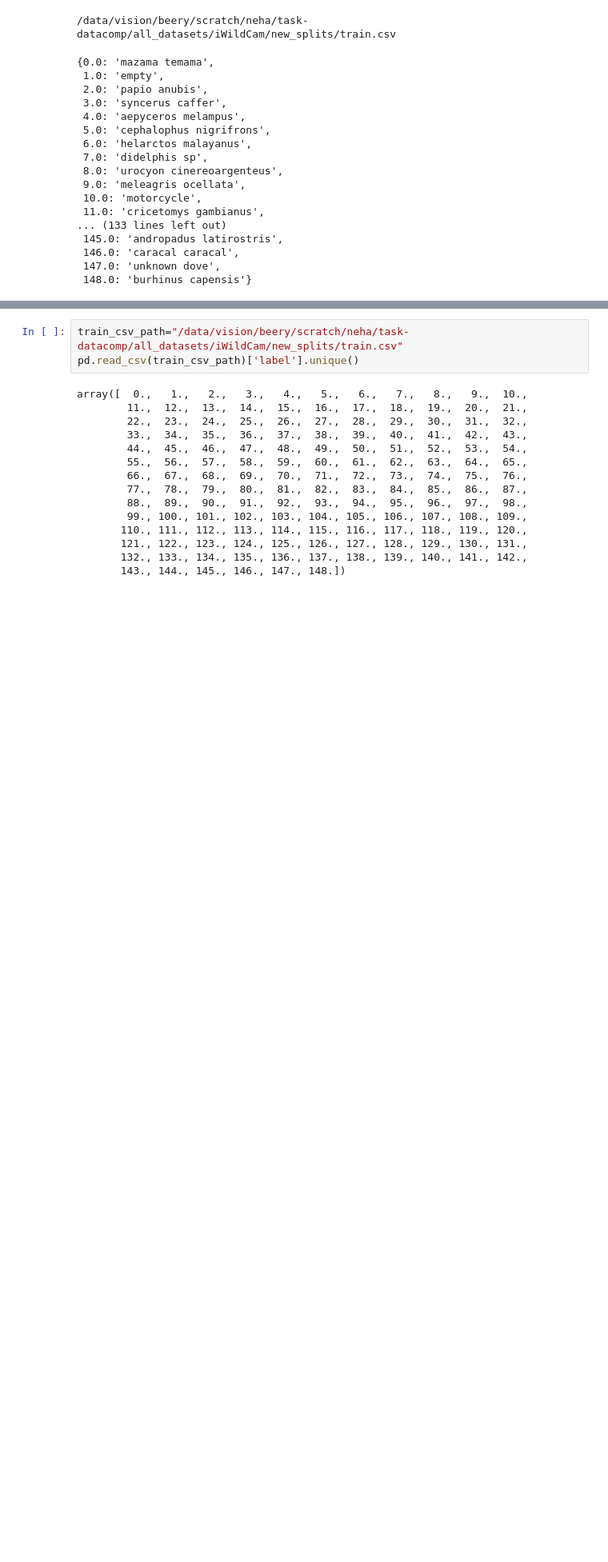
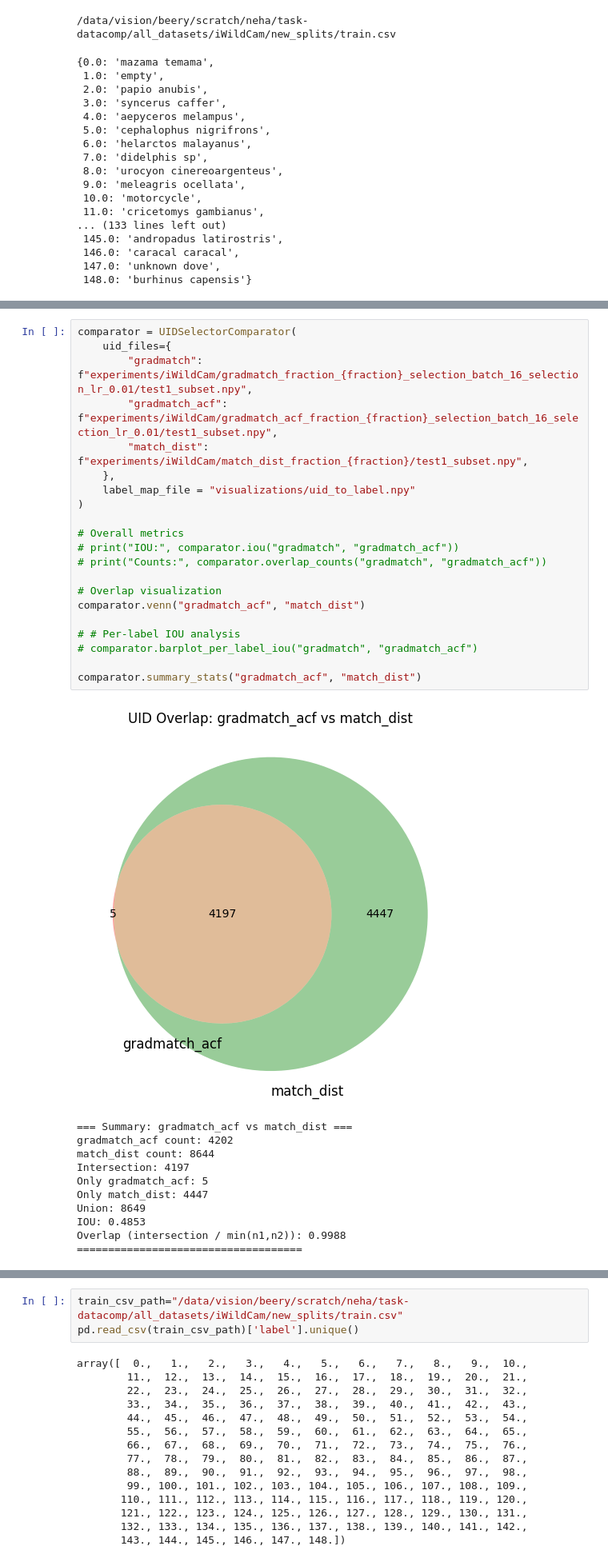
Before and after one commit to hulkund/task_datacomp, a Jupyter notebook: visualizations/label_dist_plots.ipynb, the cells around one changed output, grey strips where cells are left out. Shown at 80% size. Drawn from its saved outputs; the diff is of its cells as text; blank space fills up the shorter version.

```diff
--- a/visualizations/label_dist_plots.ipynb
+++ b/visualizations/label_dist_plots.ipynb
@@ -45,2 +48,35 @@ train_df = pd.read_csv("/data/vision/beery/scratch/neha/task-datacomp/all_datase
+# %%
+comparator = UIDSelectorComparator(
+    uid_files={
+        "gradmatch": f"experiments/iWildCam/gradmatch_fraction_{fraction}_selection_batch_16_selection_lr_0.01/test1_subset.npy",
+        "gradmatch_acf": f"experiments/iWildCam/gradmatch_acf_fraction_{fraction}_selection_batch_16_selection_lr_0.01/test1_subset.npy",
+        "match_dist": f"experiments/iWildCam/match_dist_fraction_{fraction}/test1_subset.npy",
+    },
+    label_map_file = "visualizations/uid_to_label.npy"
+)
+
+# Overall metrics
+# print("IOU:", comparator.iou("gradmatch", "gradmatch_acf"))
+# print("Counts:", comparator.overlap_counts("gradmatch", "gradmatch_acf"))
+
+# Overlap visualization
+comparator.venn("gradmatch_acf", "match_dist")
+
+# # Per-label IOU analysis
+# comparator.barplot_per_label_iou("gradmatch", "gradmatch_acf")
+
+comparator.summary_stats("gradmatch_acf", "match_dist")
+# %% [output]
+[figure, added]
+=== Summary: gradmatch_acf vs match_dist ===
+gradmatch_acf count: 4202
+match_dist count: 8644
+Intersection: 4197
+Only gradmatch_acf: 5
+Only match_dist: 4447
+Union: 8649
+IOU: 0.4853
+Overlap (intersection / min(n1,n2)): 0.9988
+====================================
 # %%
 plot_test_and_subsets(
```
Also changed, not shown: parts of 9 cells of this notebook, 28 other files.
